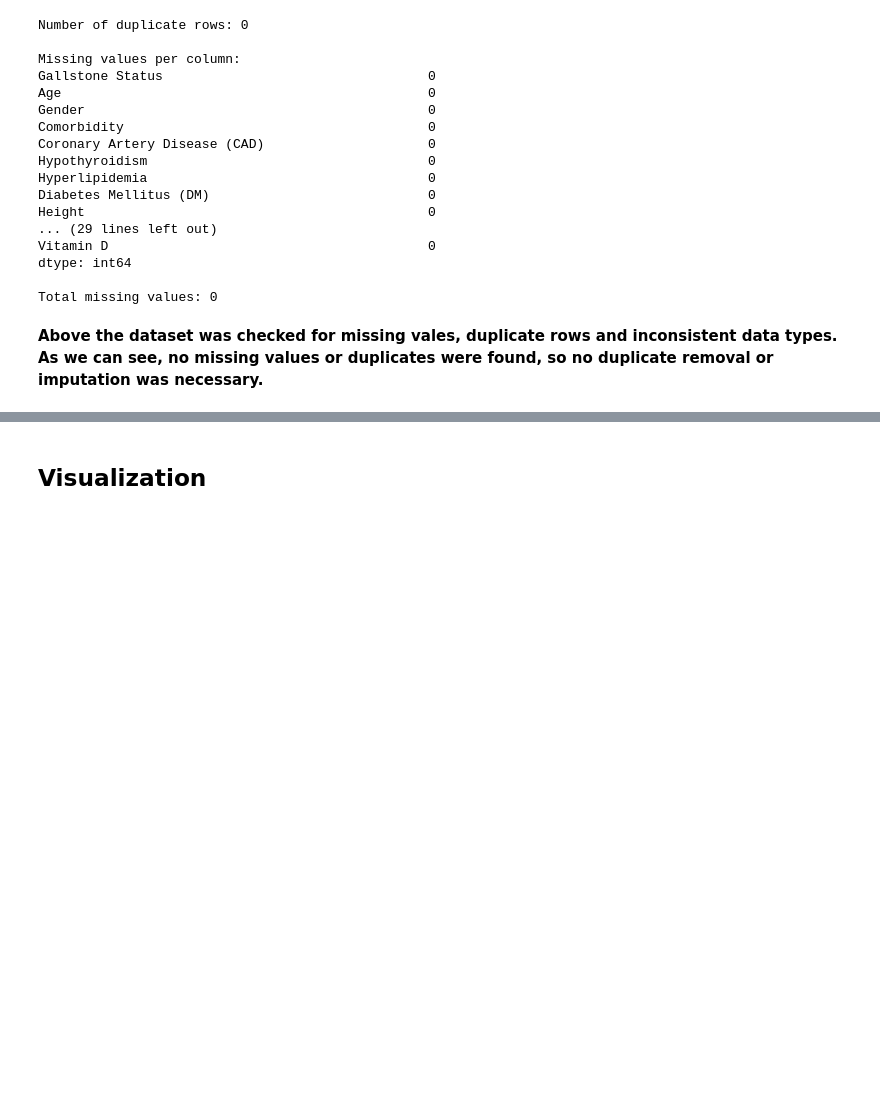
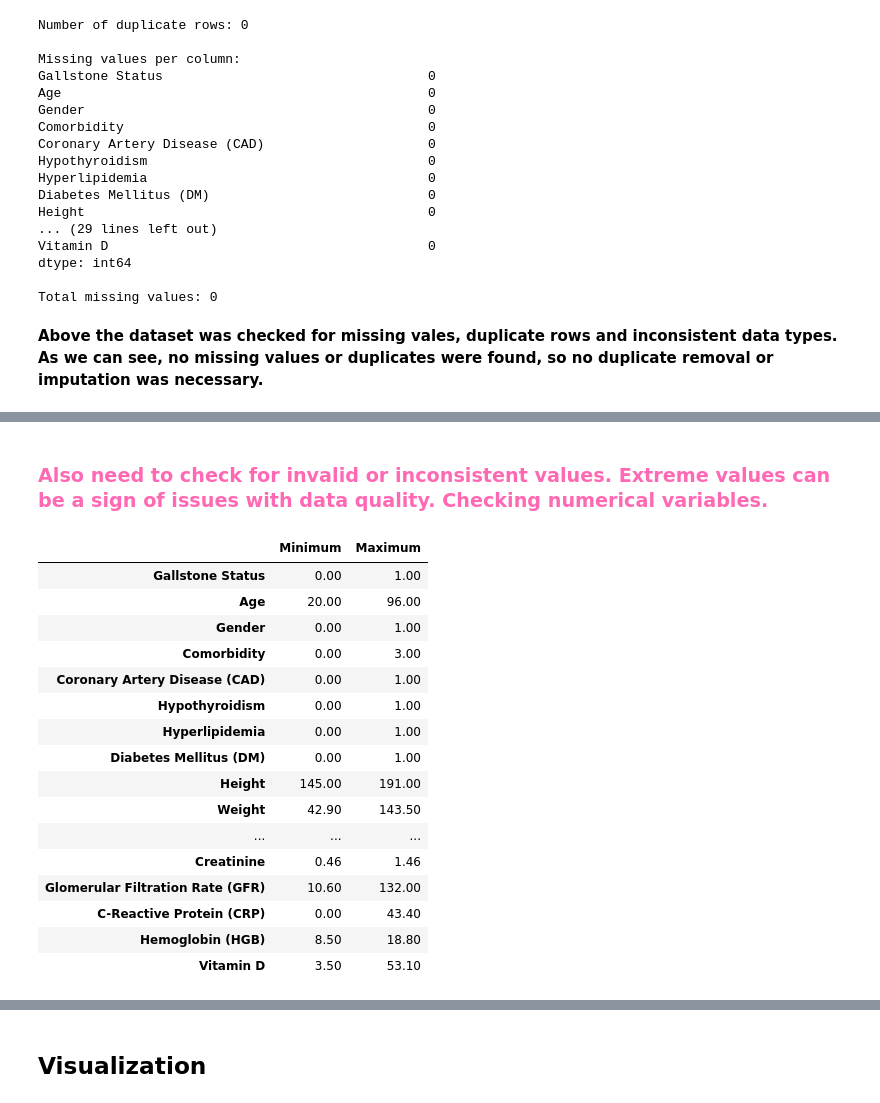
Before and after one commit to aaamainorg/dat540-group1, a Jupyter notebook: Data_exploration.ipynb, the cells around one changed output, grey strips where cells are left out. Cells and saved outputs as stored; diff of their text form; code cells hidden in the pictures; blank space fills up the shorter version.

Commit message:
Oppdatert data exploration og preprocessing

```diff
--- a/Data_exploration.ipynb
+++ b/Data_exploration.ipynb
@@ -203,3 +203,32 @@ Glomerular Filtration Rate (GFR)                  275
 Obesity (%)                                       276
 Lean Mass (LM) (%)                                294
 dtype: int64
+# %% [markdown]
+<h3 style="color:hotpink;">Also need to check for invalid or inconsistent values.
+Extreme values can be a sign of issues with data quality. Checking numerical variables.
+# %%
+#Ranges of numerical variables
+numerical_columns=galle_set.select_dtypes(include='number').columns
+ranges=pd.DataFrame({
+    'Minimum': galle_set[numerical_columns].min(),
+    'Maximum': galle_set[numerical_columns].max(),
+})
+ranges
+# %% [output]
+|  | Minimum | Maximum |
+| Gallstone Status | 0.00 | 1.00 |
+| Age | 20.00 | 96.00 |
+| Gender | 0.00 | 1.00 |
+| Comorbidity | 0.00 | 3.00 |
+| Coronary Artery Disease (CAD) | 0.00 | 1.00 |
+| Hypothyroidism | 0.00 | 1.00 |
+| Hyperlipidemia | 0.00 | 1.00 |
+| Diabetes Mellitus (DM) | 0.00 | 1.00 |
+| Height | 145.00 | 191.00 |
+| Weight | 42.90 | 143.50 |
+| ... | ... | ... |
+| Creatinine | 0.46 | 1.46 |
+| Glomerular Filtration Rate (GFR) | 10.60 | 132.00 |
+| C-Reactive Protein (CRP) | 0.00 | 43.40 |
+| Hemoglobin (HGB) | 8.50 | 18.80 |
+| Vitamin D | 3.50 | 53.10 |
```
Also changed, not shown: parts of 15 cells of this notebook.
